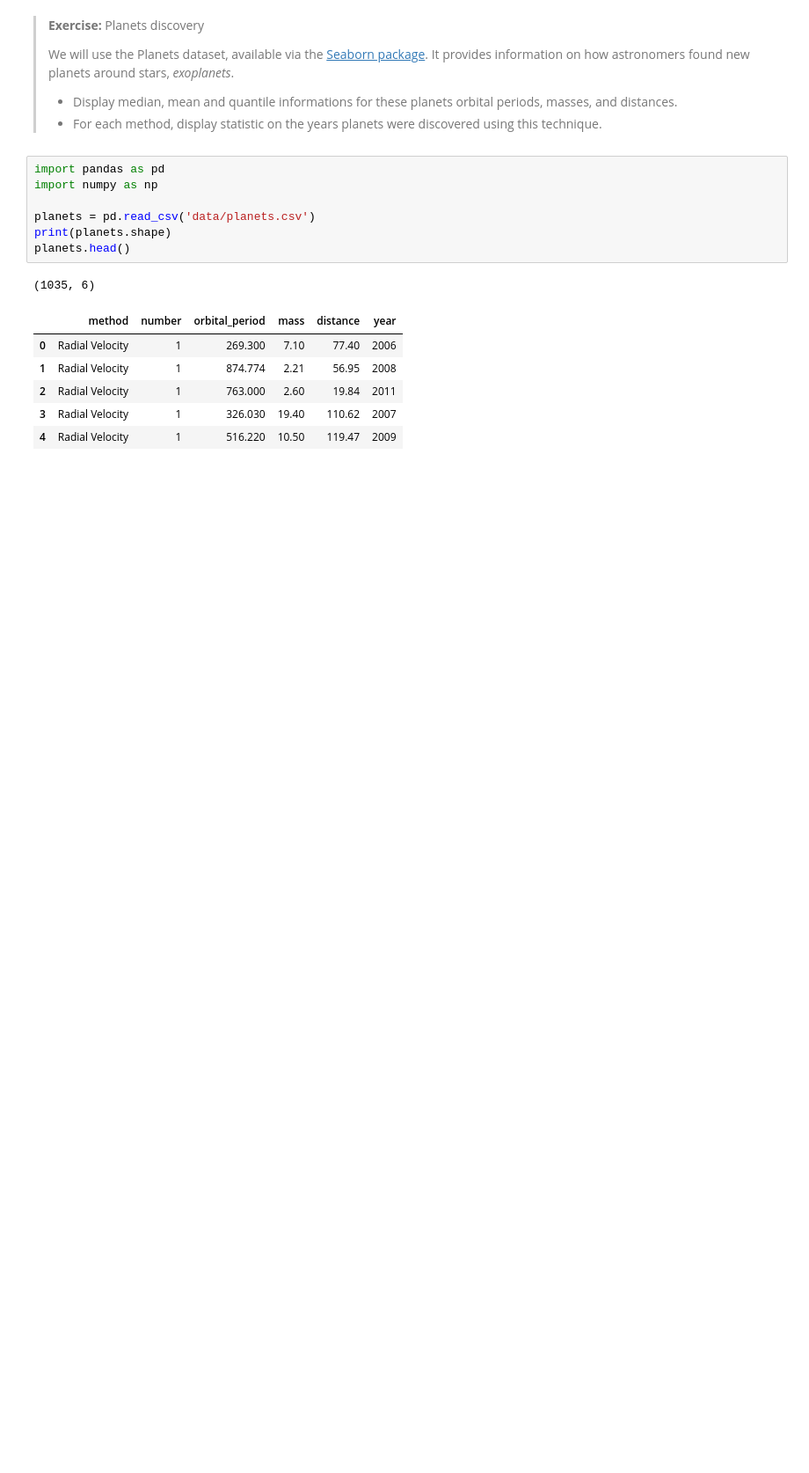
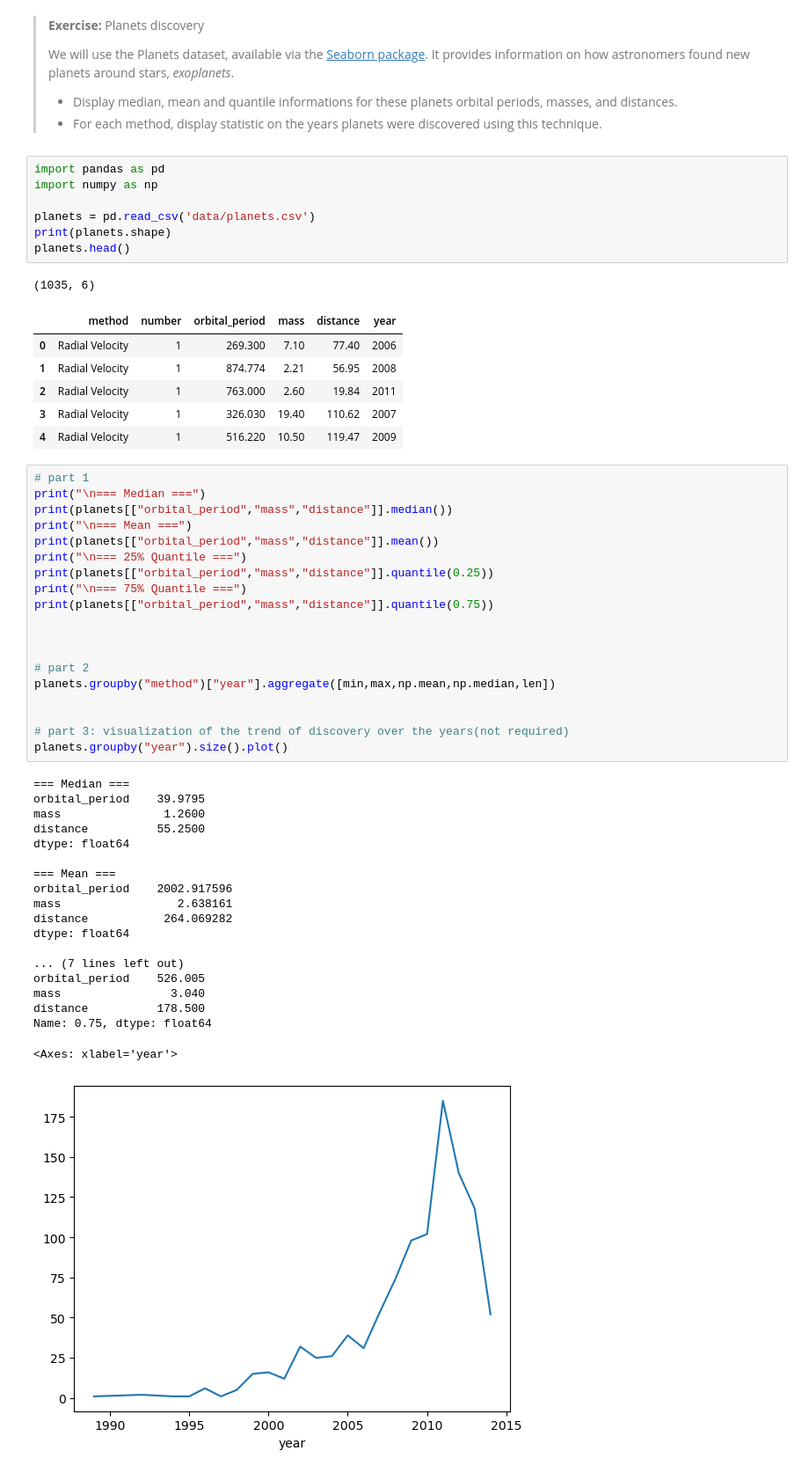
Before and after one commit to DangoNiu/python-for-data-sciences-personal-learning, a Jupyter notebook: 3-2_Dataframes.ipynb, the cells around one changed output. Shown: that part at 88% size. Drawn from its saved outputs; the diff is of its cells as text; blank space fills up the shorter version.

```diff
--- a/3-2_Dataframes.ipynb
+++ b/3-2_Dataframes.ipynb
@@ -653,3 +678,42 @@ planets.head()
 | 2 | Radial Velocity | 1 | 763.000 | 2.60 | 19.84 | 2011 |
 | 3 | Radial Velocity | 1 | 326.030 | 19.40 | 110.62 | 2007 |
 | 4 | Radial Velocity | 1 | 516.220 | 10.50 | 119.47 | 2009 |
+# %%
+# part 1
+print("\n=== Median ===")
+print(planets[["orbital_period","mass","distance"]].median())
+print("\n=== Mean ===")
+print(planets[["orbital_period","mass","distance"]].mean())
+print("\n=== 25% Quantile ===")
+print(planets[["orbital_period","mass","distance"]].quantile(0.25))
+print("\n=== 75% Quantile ===")
+print(planets[["orbital_period","mass","distance"]].quantile(0.75))
+
+
+
+# part 2
+planets.groupby("method")["year"].aggregate([min,max,np.mean,np.median,len])
+
+
+# part 3: visualization of the trend of discovery over the years(not required)
+planets.groupby("year").size().plot()
+# %% [output]
+=== Median ===
+orbital_period    39.9795
+mass               1.2600
+distance          55.2500
+dtype: float64
+
+=== Mean ===
+orbital_period    2002.917596
+mass                 2.638161
+distance           264.069282
+dtype: float64
+
+... (7 lines left out)
+orbital_period    526.005
+mass                3.040
+distance          178.500
+Name: 0.75, dtype: float64
+<Axes: xlabel='year'>
+[figure, added]
```
Also changed, not shown: parts of 14 cells of this notebook.
